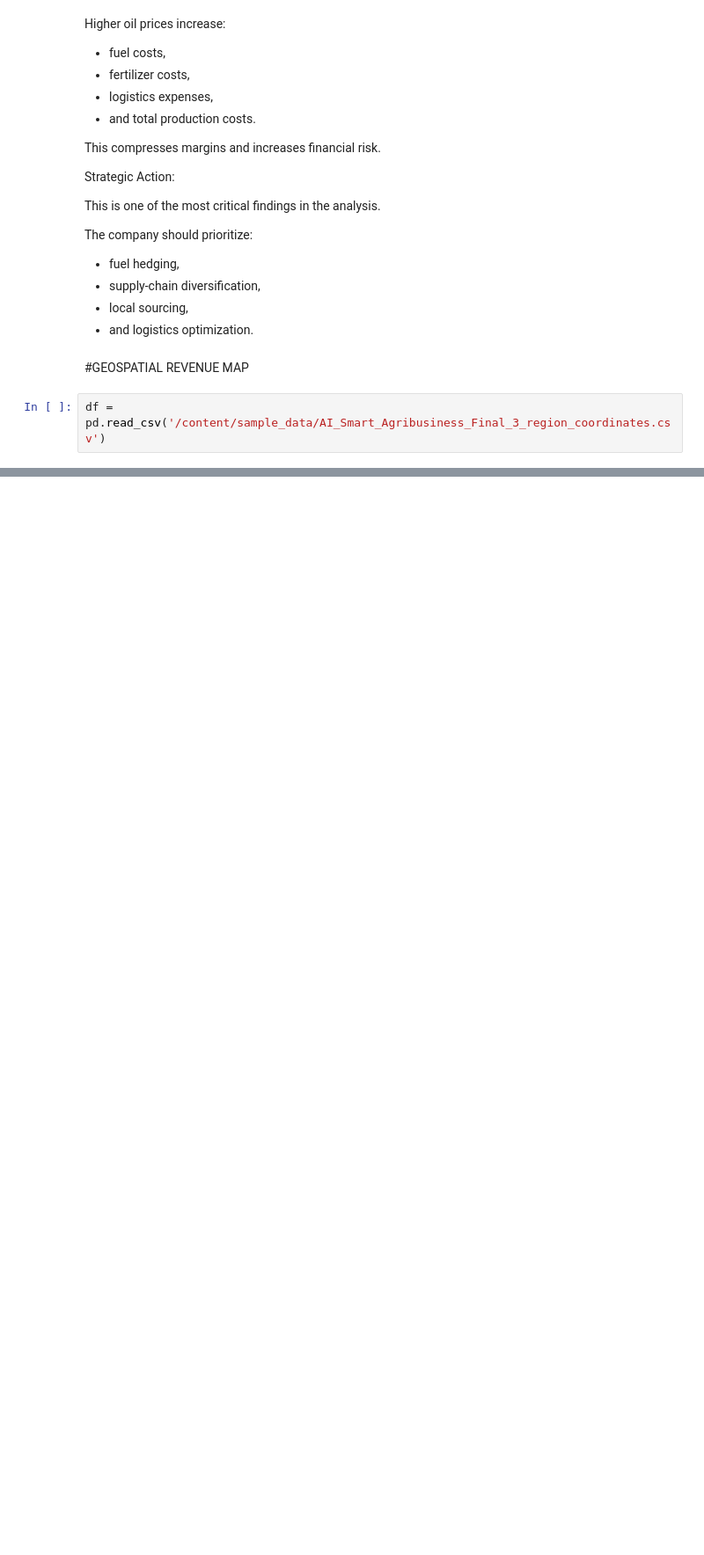
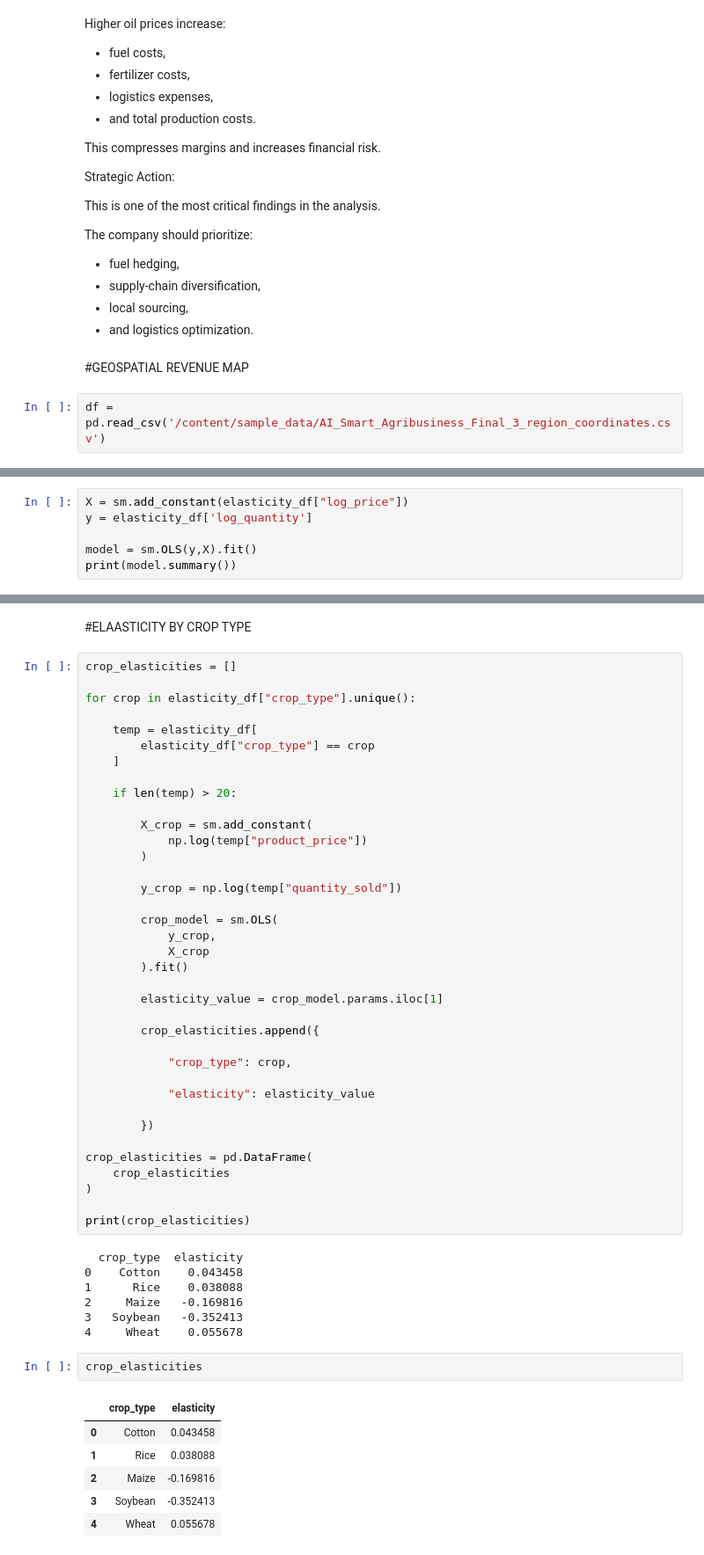
Before and after one commit to haliberry29/SadiyaTijjaniBaba_MachineLearning, a Jupyter notebook: AI_Powered_Agribusiness_Pricing.ipynb, the cells around one changed output, grey strips where cells are left out. Shown at 88% size. Cells and saved outputs as stored; diff of their text form; blank space fills up the shorter version.

```diff
--- a/AI_Powered_Agribusiness_Pricing.ipynb
+++ b/AI_Powered_Agribusiness_Pricing.ipynb
@@ -1454,0 +1627,6 @@ print(df["longitude"].min(), df["longitude"].max())
+# %%
+X = sm.add_constant(elasticity_df["log_price"])
+y = elasticity_df['log_quantity']
+
+model = sm.OLS(y,X).fit()
+print(model.summary())
@@ -1454,0 +1757,55 @@ print(df["longitude"].min(), df["longitude"].max())
+# %% [markdown]
+#ELAASTICITY BY CROP TYPE
+# %%
+crop_elasticities = []
+
+for crop in elasticity_df["crop_type"].unique():
+
+    temp = elasticity_df[
+        elasticity_df["crop_type"] == crop
+    ]
+
+    if len(temp) > 20:
+
+        X_crop = sm.add_constant(
+            np.log(temp["product_price"])
+        )
+
+        y_crop = np.log(temp["quantity_sold"])
+
+        crop_model = sm.OLS(
+            y_crop,
+            X_crop
+        ).fit()
+
+        elasticity_value = crop_model.params.iloc[1]
+
+        crop_elasticities.append({
+
+            "crop_type": crop,
+
+            "elasticity": elasticity_value
+
+        })
+
+crop_elasticities = pd.DataFrame(
+    crop_elasticities
+)
+
+print(crop_elasticities)
+# %% [output]
+  crop_type  elasticity
+0    Cotton    0.043458
+1      Rice    0.038088
+2     Maize   -0.169816
+3   Soybean   -0.352413
+4     Wheat    0.055678
+# %%
+crop_elasticities
+# %% [output]
+|  | crop_type | elasticity |
+| 0 | Cotton | 0.043458 |
+| 1 | Rice | 0.038088 |
+| 2 | Maize | -0.169816 |
+| 3 | Soybean | -0.352413 |
+| 4 | Wheat | 0.055678 |
```
Also changed, not shown: parts of 21 cells of this notebook.
